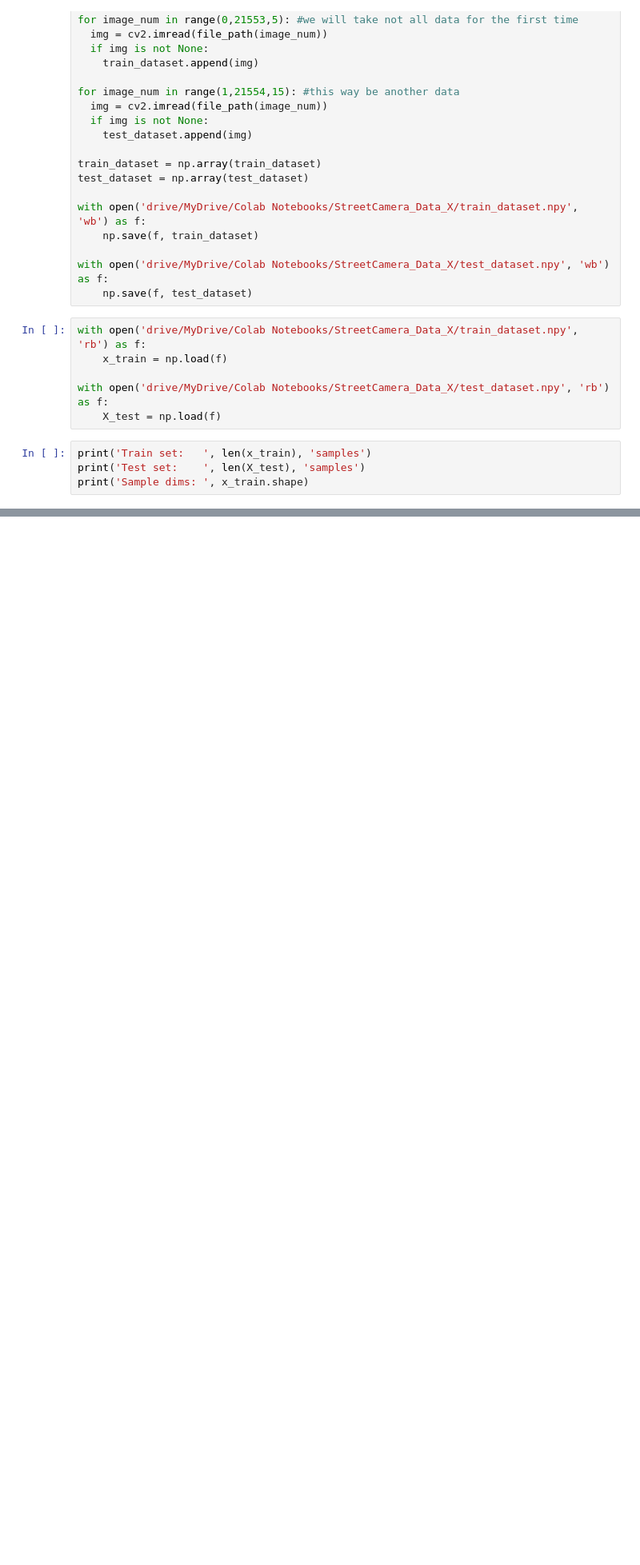
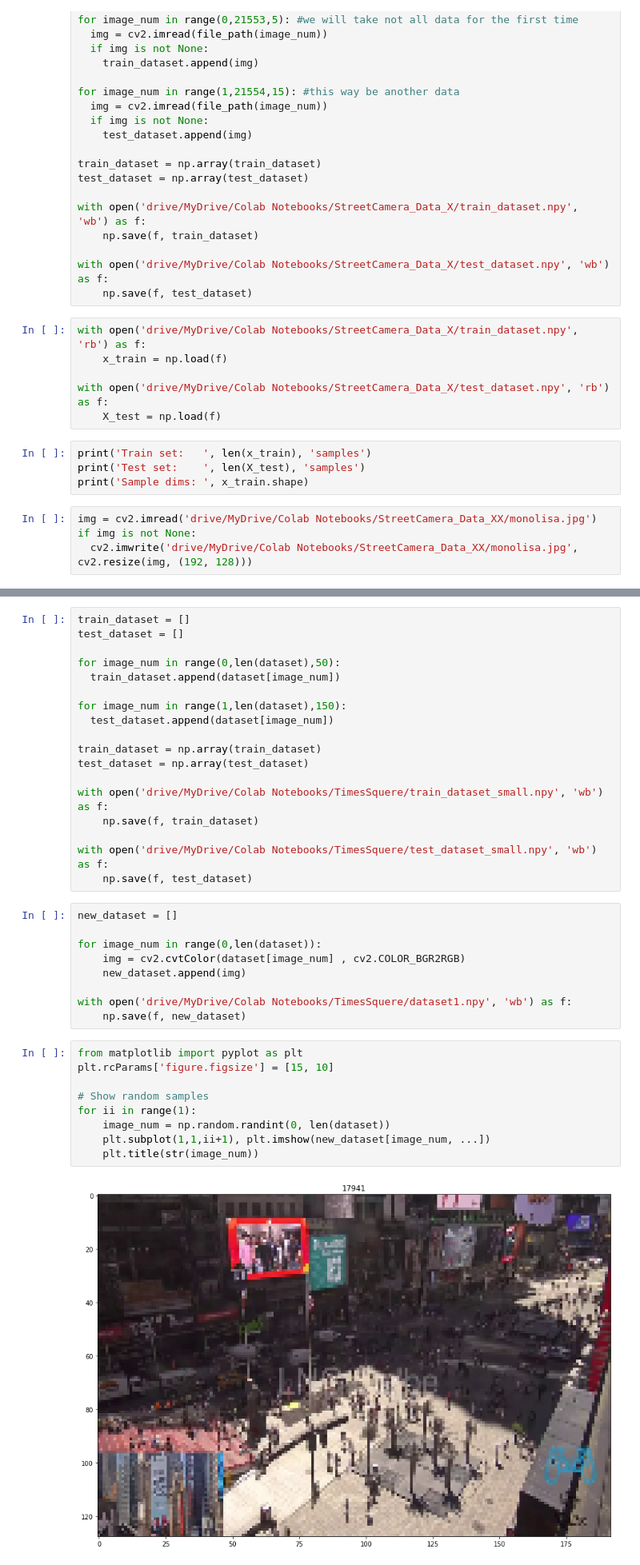
Before and after one commit to MaximNoritsyn/study_cv_robotdreams_finalproject, a Jupyter notebook: TuningDataset.ipynb, the cells around one changed output, grey strips where cells are left out. Shown: that part at 80% size. Drawn from its saved outputs; the diff is of its cells as text; blank space fills up the shorter version.

Commit message:
get new dataset from one scene - TimesSquare

```diff
--- a/TuningDataset.ipynb
+++ b/TuningDataset.ipynb
@@ -95,3 +113,7 @@ with open('drive/MyDrive/Colab Notebooks/StreetCamera_Data_X/test_dataset.npy',
 print('Train set:   ', len(x_train), 'samples')
 print('Test set:    ', len(X_test), 'samples')
 print('Sample dims: ', x_train.shape)
+# %%
+img = cv2.imread('drive/MyDrive/Colab Notebooks/StreetCamera_Data_XX/monolisa.jpg')
+if img is not None:
+  cv2.imwrite('drive/MyDrive/Colab Notebooks/StreetCamera_Data_XX/monolisa.jpg', cv2.resize(img, (192, 128)))
@@ -97,0 +171,38 @@ print('Sample dims: ', x_train.shape)
+# %%
+train_dataset = []
+test_dataset = []
+
+for image_num in range(0,len(dataset),50):
+  train_dataset.append(dataset[image_num])
+
+for image_num in range(1,len(dataset),150):
+  test_dataset.append(dataset[image_num])
+
+train_dataset = np.array(train_dataset)
+test_dataset = np.array(test_dataset)
+
+with open('drive/MyDrive/Colab Notebooks/TimesSquere/train_dataset_small.npy', 'wb') as f:
+    np.save(f, train_dataset)
+
+with open('drive/MyDrive/Colab Notebooks/TimesSquere/test_dataset_small.npy', 'wb') as f:
+    np.save(f, test_dataset)
+# %%
+new_dataset = []
+
+for image_num in range(0,len(dataset)):
+    img = cv2.cvtColor(dataset[image_num] , cv2.COLOR_BGR2RGB)
+    new_dataset.append(img)
+
+with open('drive/MyDrive/Colab Notebooks/TimesSquere/dataset1.npy', 'wb') as f:
+    np.save(f, new_dataset)
+# %%
+from matplotlib import pyplot as plt
+plt.rcParams['figure.figsize'] = [15, 10]
+
+# Show random samples
+for ii in range(1):
+    image_num = np.random.randint(0, len(dataset))
+    plt.subplot(1,1,ii+1), plt.imshow(new_dataset[image_num, ...])
+    plt.title(str(image_num))
+# %% [output]
+[figure, added]
```
Also changed, not shown: parts of 8 cells of this notebook.
